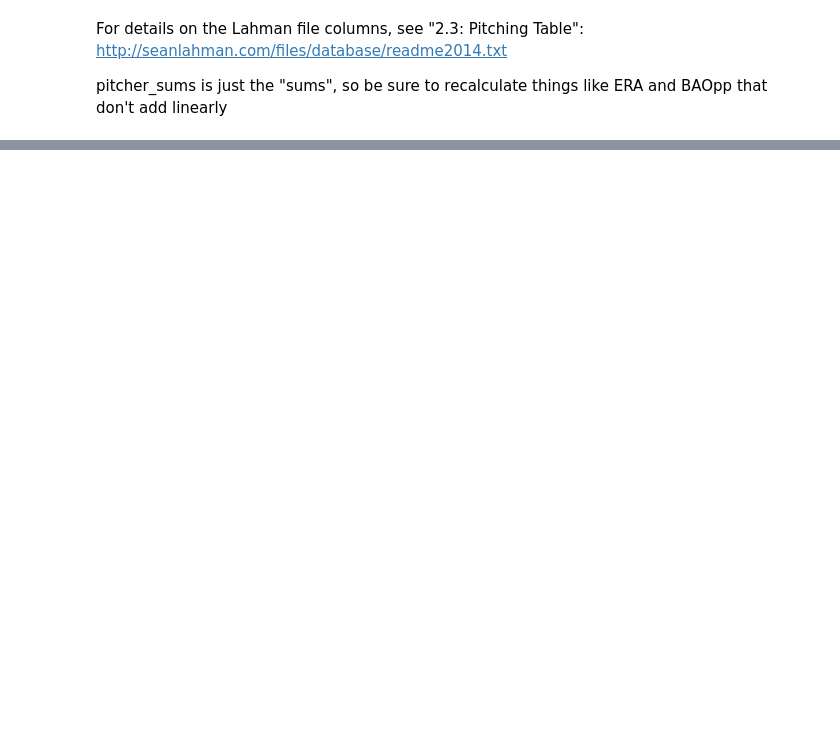
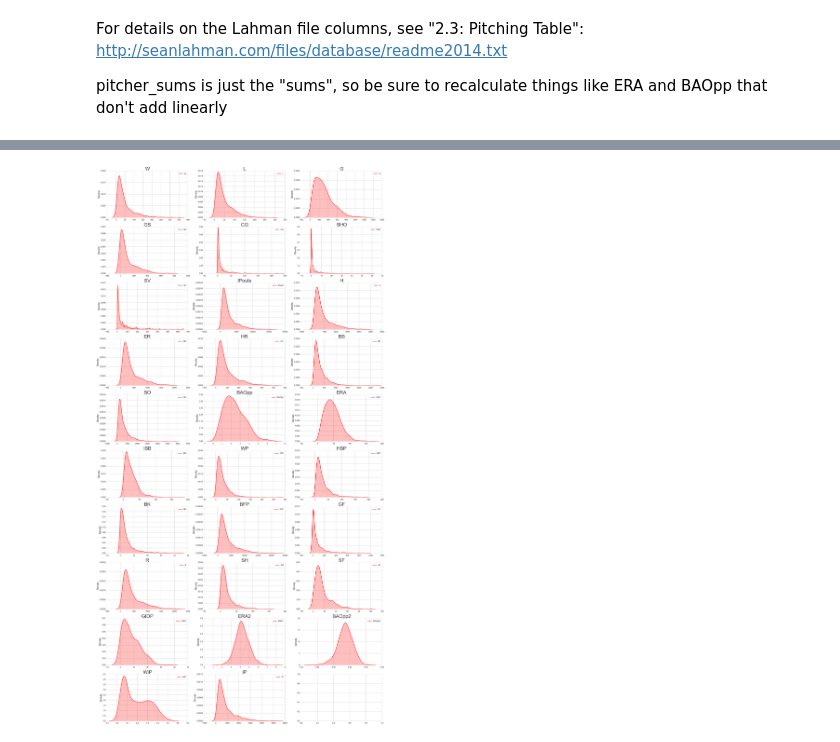
Before and after one commit to bacook17/CS109_baseball, a Jupyter notebook: Pitching_Stats.ipynb, the cells around one changed output, grey strips where cells are left out. Saved outputs shown, nothing was run; the diff lists cells and outputs as text; code cells hidden in the pictures; blank space fills up the shorter version.

```diff
--- a/Pitching_Stats.ipynb
+++ b/Pitching_Stats.ipynb
@@ -54,3 +97,5 @@ See the the caveats in the documentation: http://pandas.pydata.org/pandas-docs/s
+# %%
+ccols=pitcher_sums.columns[3:]
 # %%
 plt.hist(pitcher_sums.ERA, bins=40)
 plt.xlabel('ERA')
@@ -59,0 +105,13 @@ plt.xlabel('ERA')
+# %%
+fig, axes = plt.subplots(nrows=10, ncols=3, figsize=(40,80))
+# loop through figures and columns
+for ax, c in zip(axes.ravel(), ccols):
+    positive = pitcher_sums
+    #generating the two separated density plots
+    sns.kdeplot(positive[c], shade = True, ax=ax, color='r')
+    ax.set_title(c, fontsize=40)
+    ax.set_ylabel("Density",fontsize=20)
+    #ax.set_xlabel("Feature Response",fontsize=20)
+    ax.legend()
+# %% [output]
+[figure, added]
```
Also changed, not shown: parts of 26 cells of this notebook, 2 other files.
